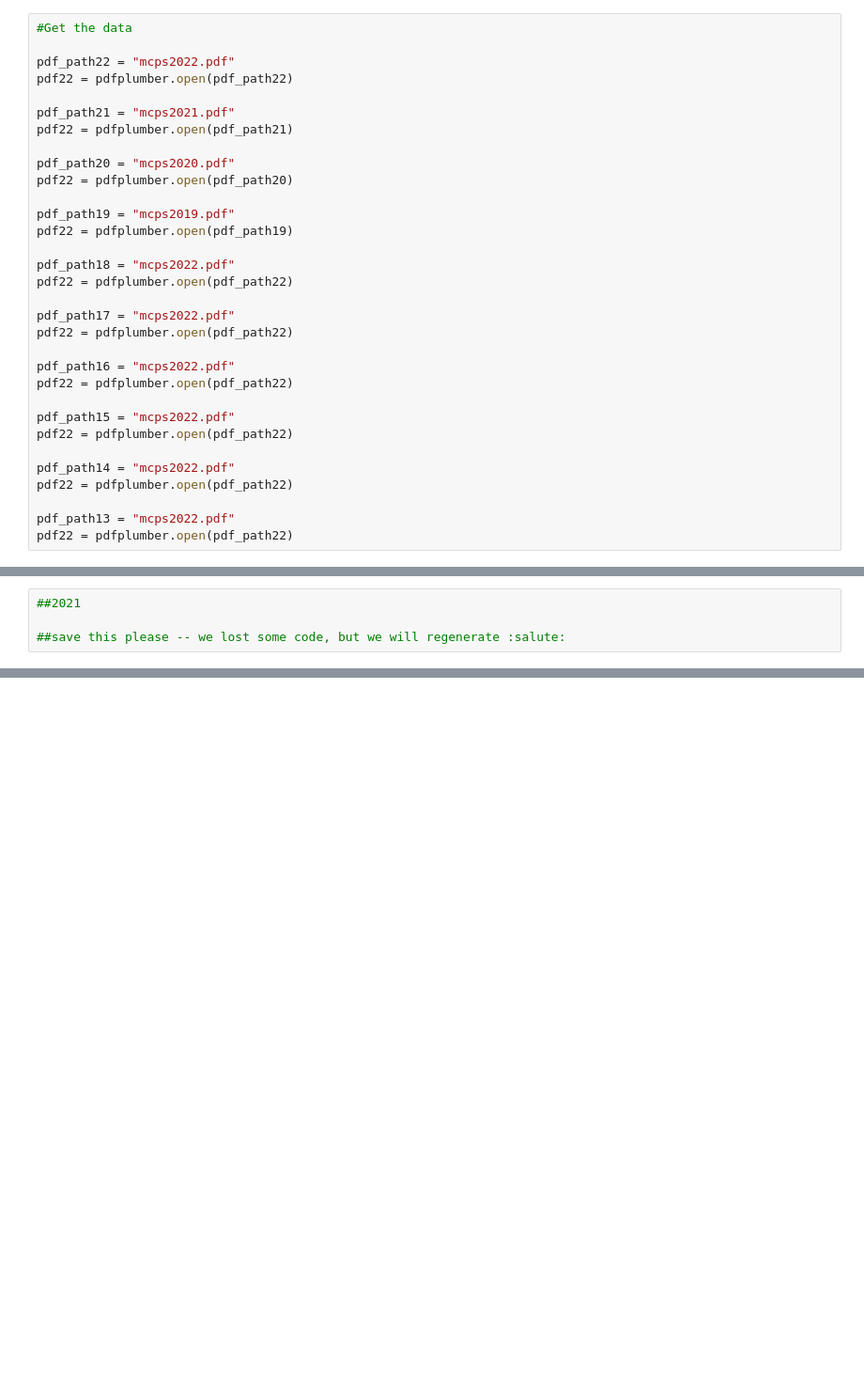
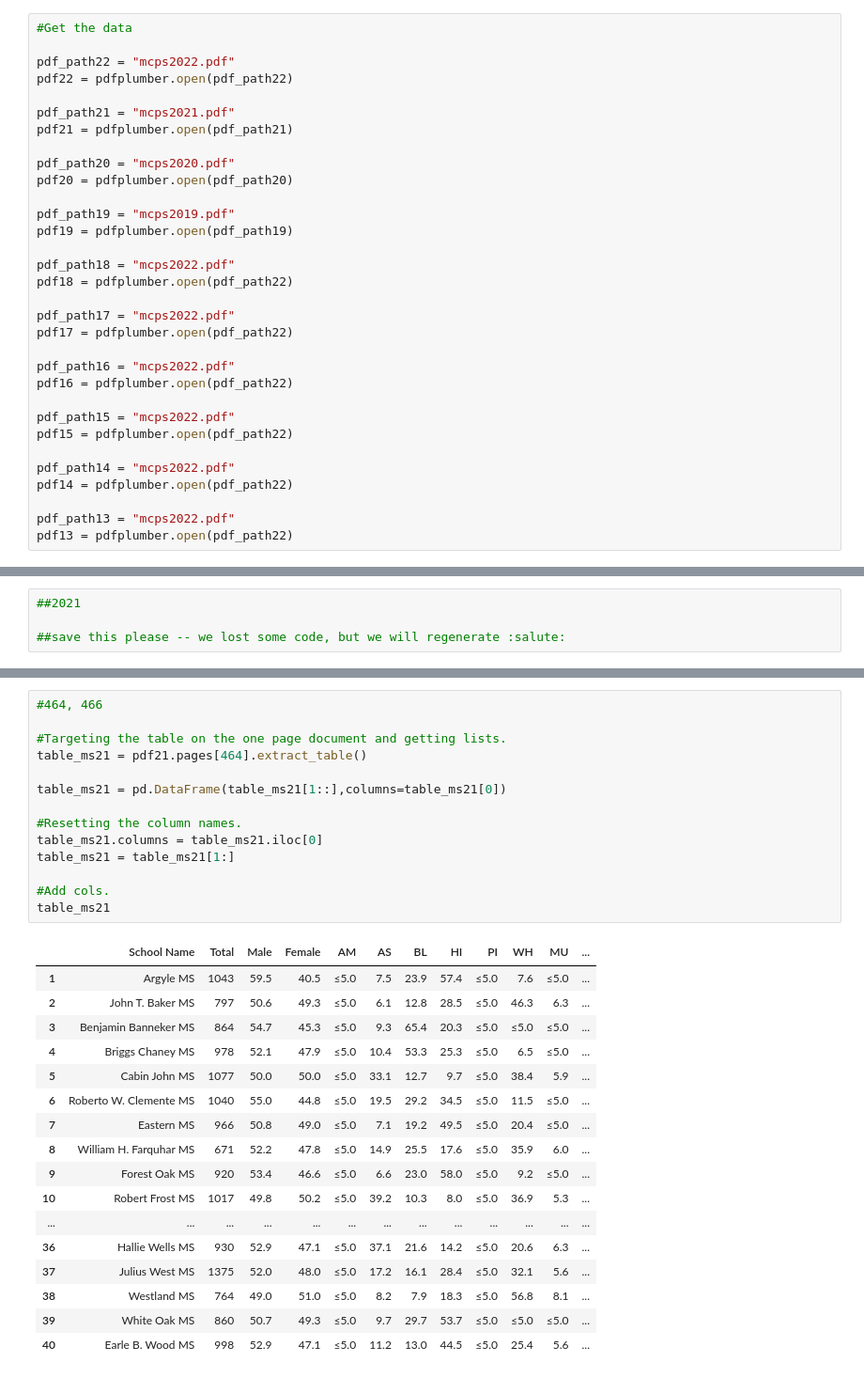
Before and after one commit to rinatorch/mcps_scrape, a Jupyter notebook: hello_jupyter.ipynb, the cells around one changed output, grey strips where cells are left out. Shown at 94% size. Saved outputs shown, nothing was run; the diff lists cells and outputs as text; blank space fills up the shorter version.

```diff
--- a/hello_jupyter.ipynb
+++ b/hello_jupyter.ipynb
@@ -16,31 +17,31 @@ pdf_path22 = "mcps2022.pdf"
 pdf22 = pdfplumber.open(pdf_path22)
 
 pdf_path21 = "mcps2021.pdf"
-pdf22 = pdfplumber.open(pdf_path21)
+pdf21 = pdfplumber.open(pdf_path21)
 
 pdf_path20 = "mcps2020.pdf"
-pdf22 = pdfplumber.open(pdf_path20)
+pdf20 = pdfplumber.open(pdf_path20)
 
 pdf_path19 = "mcps2019.pdf"
-pdf22 = pdfplumber.open(pdf_path19)
+pdf19 = pdfplumber.open(pdf_path19)
 
 pdf_path18 = "mcps2022.pdf"
-pdf22 = pdfplumber.open(pdf_path22)
+pdf18 = pdfplumber.open(pdf_path22)
 
 pdf_path17 = "mcps2022.pdf"
-pdf22 = pdfplumber.open(pdf_path22)
+pdf17 = pdfplumber.open(pdf_path22)
 
 pdf_path16 = "mcps2022.pdf"
-pdf22 = pdfplumber.open(pdf_path22)
+pdf16 = pdfplumber.open(pdf_path22)
 
 pdf_path15 = "mcps2022.pdf"
-pdf22 = pdfplumber.open(pdf_path22)
+pdf15 = pdfplumber.open(pdf_path22)
 
 pdf_path14 = "mcps2022.pdf"
-pdf22 = pdfplumber.open(pdf_path22)
+pdf14 = pdfplumber.open(pdf_path22)
 
 pdf_path13 = "mcps2022.pdf"
-pdf22 = pdfplumber.open(pdf_path22)
+pdf13 = pdfplumber.open(pdf_path22)
 # %%
 #HS 2022
 
@@ -301,0 +339,32 @@ big_pdf = pdfplumber.open(big_pdf_path)
+# %%
+#464, 466
+
+#Targeting the table on the one page document and getting lists.
+table_ms21 = pdf21.pages[464].extract_table()
+
+table_ms21 = pd.DataFrame(table_ms21[1::],columns=table_ms21[0])
+
+#Resetting the column names.
+table_ms21.columns = table_ms21.iloc[0]
+table_ms21 = table_ms21[1:]
+
+#Add cols.
+table_ms21
+# %% [output]
+|  | School Name | Total | Male | Female | AM | AS | BL | HI | PI | WH | MU | ... |
+| 1 | Argyle MS | 1043 | 59.5 | 40.5 | ≤5.0 | 7.5 | 23.9 | 57.4 | ≤5.0 | 7.6 | ≤5.0 | ... |
+| 2 | John T. Baker MS | 797 | 50.6 | 49.3 | ≤5.0 | 6.1 | 12.8 | 28.5 | ≤5.0 | 46.3 | 6.3 | ... |
+| 3 | Benjamin Banneker MS | 864 | 54.7 | 45.3 | ≤5.0 | 9.3 | 65.4 | 20.3 | ≤5.0 | ≤5.0 | ≤5.0 | ... |
+| 4 | Briggs Chaney MS | 978 | 52.1 | 47.9 | ≤5.0 | 10.4 | 53.3 | 25.3 | ≤5.0 | 6.5 | ≤5.0 | ... |
+| 5 | Cabin John MS | 1077 | 50.0 | 50.0 | ≤5.0 | 33.1 | 12.7 | 9.7 | ≤5.0 | 38.4 | 5.9 | ... |
+| 6 | Roberto W. Clemente MS | 1040 | 55.0 | 44.8 | ≤5.0 | 19.5 | 29.2 | 34.5 | ≤5.0 | 11.5 | ≤5.0 | ... |
+| 7 | Eastern MS | 966 | 50.8 | 49.0 | ≤5.0 | 7.1 | 19.2 | 49.5 | ≤5.0 | 20.4 | ≤5.0 | ... |
+| 8 | William H. Farquhar MS | 671 | 52.2 | 47.8 | ≤5.0 | 14.9 | 25.5 | 17.6 | ≤5.0 | 35.9 | 6.0 | ... |
+| 9 | Forest Oak MS | 920 | 53.4 | 46.6 | ≤5.0 | 6.6 | 23.0 | 58.0 | ≤5.0 | 9.2 | ≤5.0 | ... |
+| 10 | Robert Frost MS | 1017 | 49.8 | 50.2 | ≤5.0 | 39.2 | 10.3 | 8.0 | ≤5.0 | 36.9 | 5.3 | ... |
+| ... | ... | ... | ... | ... | ... | ... | ... | ... | ... | ... | ... | ... |
+| 36 | Hallie Wells MS | 930 | 52.9 | 47.1 | ≤5.0 | 37.1 | 21.6 | 14.2 | ≤5.0 | 20.6 | 6.3 | ... |
+| 37 | Julius West MS | 1375 | 52.0 | 48.0 | ≤5.0 | 17.2 | 16.1 | 28.4 | ≤5.0 | 32.1 | 5.6 | ... |
+| 38 | Westland MS | 764 | 49.0 | 51.0 | ≤5.0 | 8.2 | 7.9 | 18.3 | ≤5.0 | 56.8 | 8.1 | ... |
+| 39 | White Oak MS | 860 | 50.7 | 49.3 | ≤5.0 | 9.7 | 29.7 | 53.7 | ≤5.0 | ≤5.0 | ≤5.0 | ... |
+| 40 | Earle B. Wood MS | 998 | 52.9 | 47.1 | ≤5.0 | 11.2 | 13.0 | 44.5 | ≤5.0 | 25.4 | 5.6 | ... |
```
Also changed, not shown: parts of 4 cells of this notebook, 1 other file.
